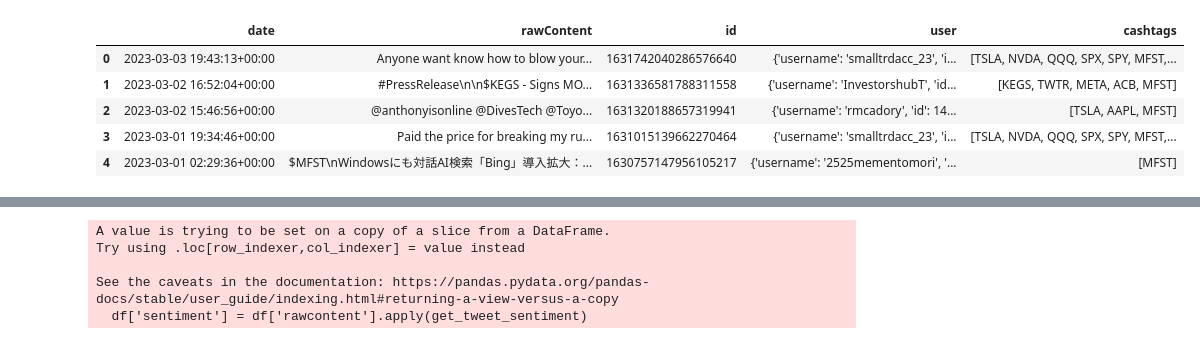
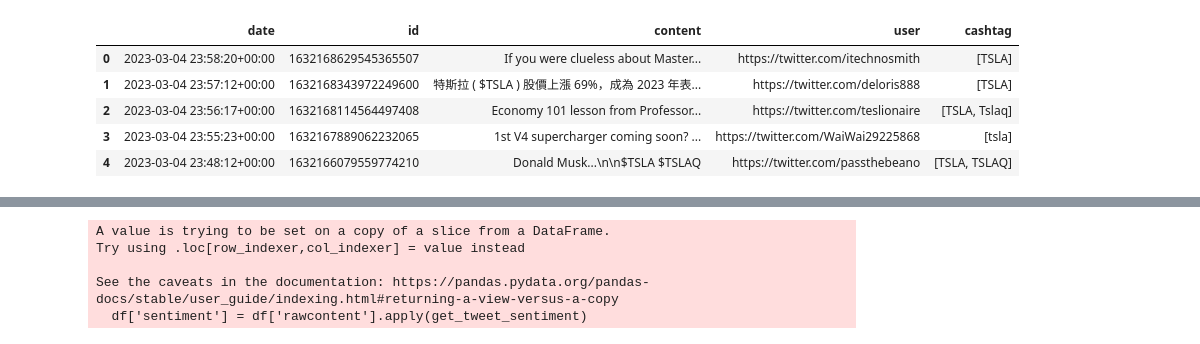
Before and after one commit to ChloeL6/Financial-Sentiment-Analysis, a Jupyter notebook: tweet.ipynb, the cells around one changed output, grey strips where cells are left out. Saved outputs shown, nothing was run; the diff lists cells and outputs as text; code cells hidden in the pictures.

Commit message:
redefine the code to get tweets for certain days

```diff
--- a/tweet.ipynb
+++ b/tweet.ipynb
@@ -8,10 +9 @@ import re
 from textblob import TextBlob
-# %%
-scraper = sntwitter.TwitterSearchScraper("$MFST")
-
-tweets = []
-n_tweets = 50
-for i, tweet in tqdm(enumerate(scraper.get_items()), total=n_tweets):
-    tweets.append(tweet)
-    if i > 50:
-        break
@@ -37,0 +10,15 @@ Index(['url', 'date', 'rawContent', 'renderedContent', 'id', 'user',
+# %%
+query = "$TSLA"
+tweets_list = []
+until = dt.datetime.strftime(dt.date.today(), '%Y-%m-%d')
+since = dt.datetime.strftime(dt.datetime.strptime(until, '%Y-%m-%d') - dt.timedelta(days=5), '%Y-%m-%d')
+n_tweets = 2000
+
+# count -1 mean get all the rows
+for i, tweet in tqdm(enumerate(sntwitter.TwitterSearchScraper(f'{query} until:{until} since:{since} filter:links -filter:replies -count:-1').get_items()), total=n_tweets):
+    tweets_list.append([tweet.date, tweet.id, tweet.rawContent, tweet.user, tweet.cashtags])
+    if i > n_tweets:
+        break
+#Creating a dataframe from the tweets list above
+df = pd.DataFrame(tweets_list, columns=['date', 'id', 'content', 'user','cashtag'])
+df.tail(10)
@@ -38,11 +37,9 @@ Index(['url', 'date', 'rawContent', 'renderedContent', 'id', 'user',
 # %%
-df = data[['date', 'rawContent', 'id', 'user', 'cashtags']]
-
 df.head(5)
 # %% [output]
-|  | date | rawContent | id | user | cashtags |
-| 0 | 2023-03-03 19:43:13+00:00 | Anyone want know how to blow your... | 1631742040286576640 | {'username': 'smalltrdacc_23', 'i... | [TSLA, NVDA, QQQ, SPX, SPY, MFST,... |
-| 1 | 2023-03-02 16:52:04+00:00 | #PressRelease\n\n$KEGS - Signs MO... | 1631336581788311558 | {'username': 'InvestorshubT', 'id... | [KEGS, TWTR, META, ACB, MFST] |
-| 2 | 2023-03-02 15:46:56+00:00 | @anthonyisonline @DivesTech @Toyo... | 1631320188657319941 | {'username': 'rmcadory', 'id': 14... | [TSLA, AAPL, MFST] |
-| 3 | 2023-03-01 19:34:46+00:00 | Paid the price for breaking my ru... | 1631015139662270464 | {'username': 'smalltrdacc_23', 'i... | [TSLA, NVDA, QQQ, SPX, SPY, MFST,... |
-| 4 | 2023-03-01 02:29:36+00:00 | $MFST\nWindowsにも対話AI検索「Bing」導入拡大：... | 1630757147956105217 | {'username': '2525mementomori', '... | [MFST] |
+|  | date | id | content | user | cashtag |
+| 0 | 2023-03-04 23:58:20+00:00 | 1632168629545365507 | If you were clueless about Master... | https://twitter.com/itechnosmith | [TSLA] |
+| 1 | 2023-03-04 23:57:12+00:00 | 1632168343972249600 | 特斯拉 ( $TSLA ) 股價上漲 69%，成為 2023 年表... | https://twitter.com/deloris888 | [TSLA] |
+| 2 | 2023-03-04 23:56:17+00:00 | 1632168114564497408 | Economy 101 lesson from Professor... | https://twitter.com/teslionaire | [TSLA, Tslaq] |
+| 3 | 2023-03-04 23:55:23+00:00 | 1632167889062232065 | 1st V4 supercharger coming soon? ... | https://twitter.com/WaiWai29225868 | [tsla] |
+| 4 | 2023-03-04 23:48:12+00:00 | 1632166079559774210 | Donald Musk...\n\n$TSLA $TSLAQ | https://twitter.com/passthebeano | [TSLA, TSLAQ] |
```
Also changed, not shown: parts of 5 cells of this notebook.
